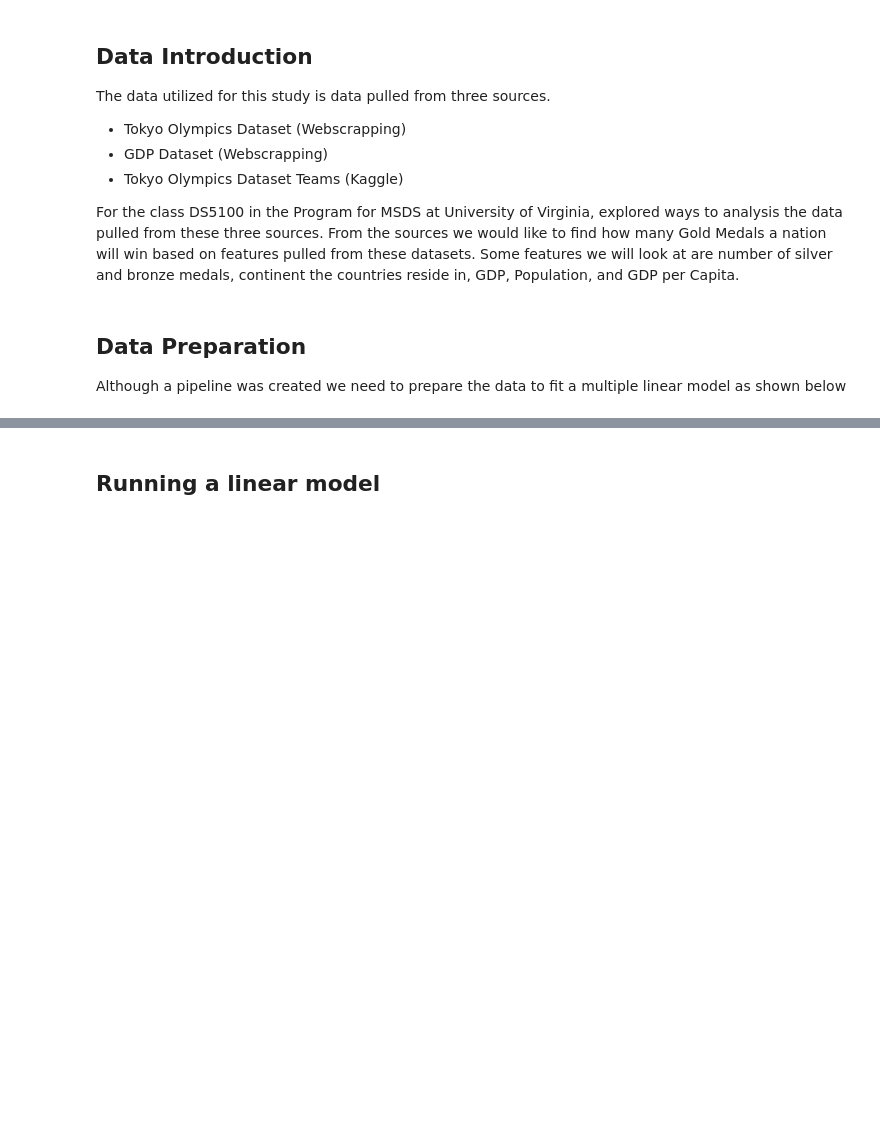
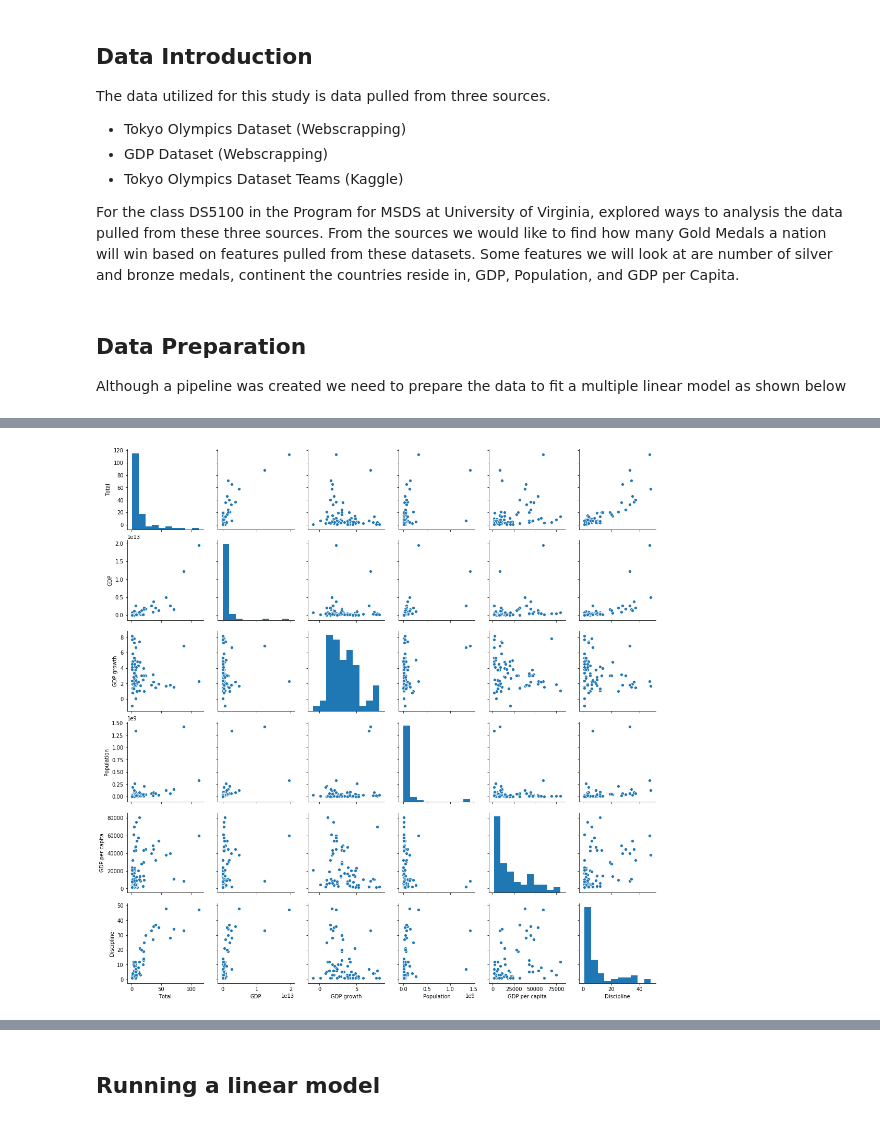
Before and after one commit to hyunsukr/DS5100-Final, a Jupyter notebook: analysis/jupyter_notebooks/regresion.ipynb, the cells around one changed output, grey strips where cells are left out. Cells and saved outputs as stored; diff of their text form; code cells hidden in the pictures; blank space fills up the shorter version.

Commit message:
update with coeffient and correlation plot

```diff
--- a/analysis/jupyter_notebooks/regresion.ipynb
+++ b/analysis/jupyter_notebooks/regresion.ipynb
@@ -44,3 +55,8 @@ df.head()
+# %%
+fig = sns.pairplot(df[["Total", "GDP", "GDP growth", "Population", "GDP per capita", "Discipline"]])
+fig.savefig('../resources/correlation_plot_cont.png')
+# %% [output]
+[figure, added]
 # %%
 ## Transform Categorical Variables
 df = pd.get_dummies(df,drop_first=True)
```
Also changed, not shown: parts of 12 cells of this notebook, 2 other files.
